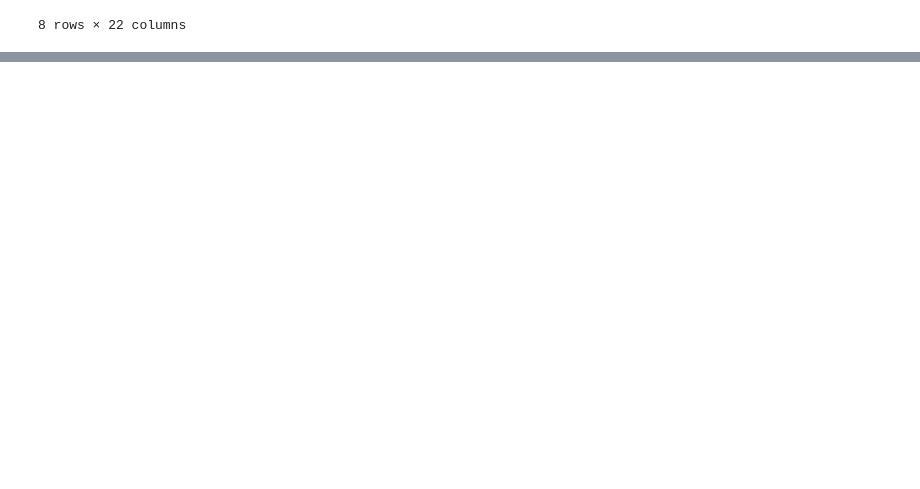
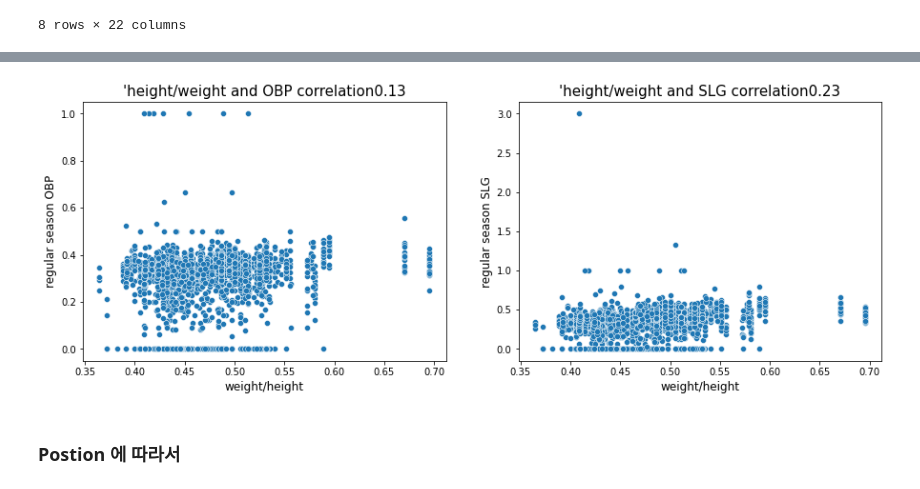
Before and after one commit to studyfirston/Deep_learning, a Jupyter notebook: dacon/kbo_prediction/batter_OPS_prediction.ipynb, the cells around one changed output, grey strips where cells are left out. Drawn from its saved outputs; the diff is of its cells as text; code cells hidden in the pictures; blank space fills up the shorter version.

```diff
--- a/dacon/kbo_prediction/batter_OPS_prediction.ipynb
+++ b/dacon/kbo_prediction/batter_OPS_prediction.ipynb
@@ -190,0 +282,33 @@ pd.read_csv('../')
+# %%
+# 몸무게/키 계산
+regular_season_df['weight_per_height'] = regular_season_df['weight'] / regular_season_df['height']
+
+plt.figure(figsize=(15,5))
+plt.subplot(1,2,1)
+
+# 정규시즌과 프리시즌의 상관관계 계산
+correlation = regular_season_df['weight_per_height'].corr(regular_season_df['OBP'])
+sns.scatterplot(regular_season_df['weight_per_height'], regular_season_df['OBP'])
+plt.title("'height/weight and OBP correlation" + str(np.round(correlation,2)), fontsize=15)
+plt.ylabel('regular season OBP', fontsize=12)
+plt.xlabel('weight/height', fontsize=12)
+plt.subplot(1,2,2)
+
+
+correlation = regular_season_df['weight_per_height'].corr(regular_season_df['SLG'])
+sns.scatterplot(regular_season_df['weight_per_height'], regular_season_df['SLG'])
+plt.title("'height/weight and SLG correlation" + str(np.round(correlation,2)), fontsize=15)
+plt.ylabel('regular season SLG', fontsize=12)
+plt.xlabel('weight/height', fontsize=12)
+plt.show()
+
+# 일반적으로 키에 비해 몸무게가 크다면 힘이 셀 것이며 반대의 경우에는 스피드가 빠를 것이라고 추측
+# 따라서 계산한 값이 크다면 힘과 연관성이 높은 장타율과의 상관관계를 보고,
+# 값이 작을 때는 스피드가 중시되는 출루율과의 상관관계를 확인한다.
+
+# 확인 결과, 데이터는 선형적인 모습을 띠지 않으며, 그 분포가 매우 고르게 분포돼 있음을 알 수 있다.
+# 이는 몸무게 및 키가 장타율과 출루율에 큰 영향을 끼치지 않음을 의미
+# %% [output]
+[figure, added]
+# %% [markdown]
+### Postion 에 따라서
```
Also changed, not shown: parts of 26 cells of this notebook.
